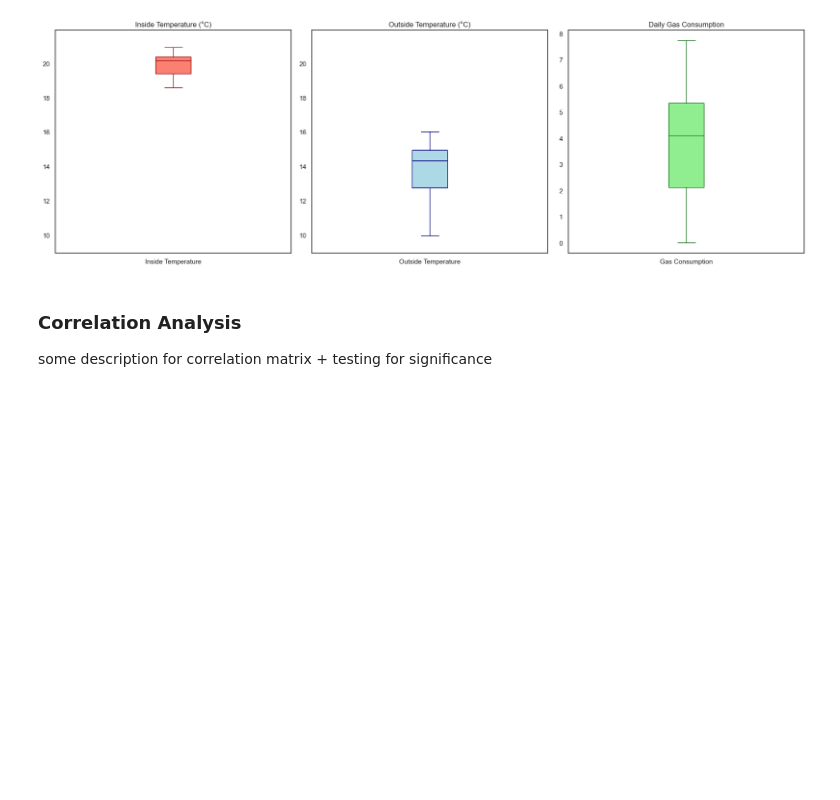
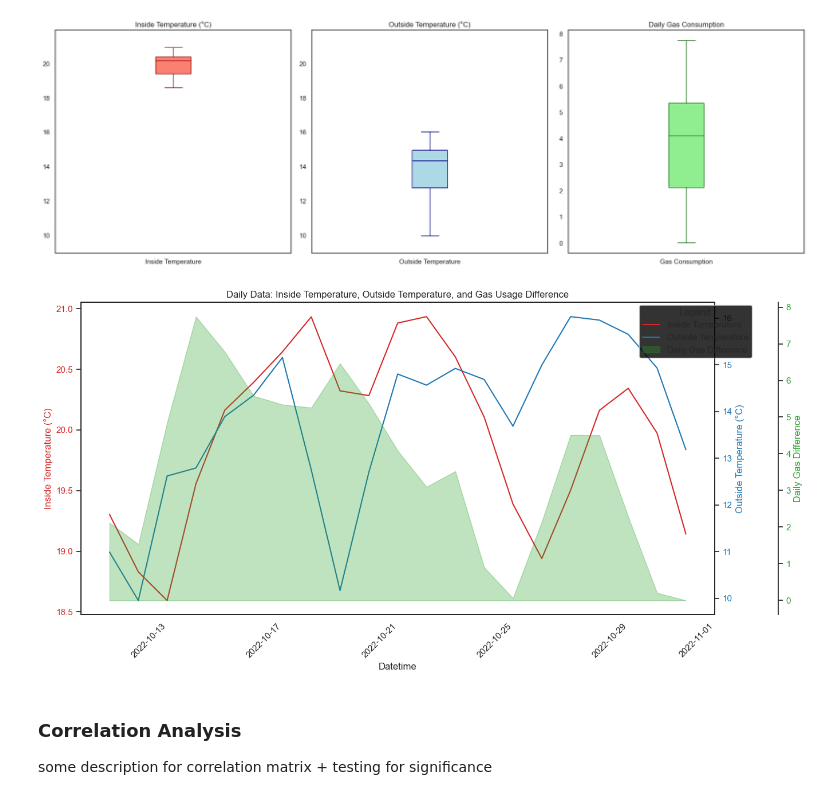
Before and after one commit to phipsrick/GA2024_1, a Jupyter notebook: weather_report/weather_report.ipynb, the cells around one changed output. Cells and saved outputs as stored; diff of their text form; code cells hidden in the pictures; blank space fills up the shorter version.

```diff
--- a/weather_report/weather_report.ipynb
+++ b/weather_report/weather_report.ipynb
@@ -263,6 +315,39 @@ plt.tight_layout()
 plt.show()
 # %% [output]
 [figure]
+# %%
+fig, ax1 = plt.subplots(figsize=(14, 7))
+color = 'tab:red'
+ax1.set_xlabel('Datetime')
+ax1.set_ylabel('Inside Temperature (°C)', color=color)
+ax1.plot(df['datetime'], df['inside temperature'], color=color, label='Inside Temperature')
+ax1.tick_params(axis='y', labelcolor=color)
+ax2 = ax1.twinx()
+color = 'tab:blue'
+ax2.set_ylabel('Outside Temperature (°C)', color=color)
+ax2.plot(df['datetime'], df['temperature'], color=color, label='Outside Temperature')
+ax2.tick_params(axis='y', labelcolor=color)
+ax3 = ax1.twinx()
+ax3.spines['right'].set_position(('outward', 80))
+color = 'tab:green'
+ax3.fill_between(df['datetime'], 0, df['daily_gas_difference'], color=color, alpha=0.3, label='Daily Gas Difference')
+ax3.set_ylabel('Daily Gas Difference', color=color)
+ax3.tick_params(axis='y', labelcolor=color)
+#ax1.xaxis.set_major_locator(mdates.DayLocator(interval=1))  # One tick per day
+#ax1.xaxis.set_major_formatter(mdates.DateFormatter('%Y-%m-%d'))  # Just show date
+plt.setp(ax1.xaxis.get_majorticklabels(), rotation=45, ha="right")
+handles, labels = [], []
+for ax in [ax1, ax2, ax3]:
+    for handle, label in zip(*ax.get_legend_handles_labels()):
+        handles.append(handle)
+        labels.append(label)
+fig.legend(handles, labels, loc='upper left', bbox_to_anchor=(0.75, 0.95), title="Legend")
+plt.title('Daily Data: Inside Temperature, Outside Temperature, and Gas Usage Difference')
+fig.tight_layout()
+plt.subplots_adjust(right=0.85)
+plt.show()
+# %% [output]
+[figure, added]
 # %% [markdown]
 ### Correlation Analysis
 
```
Also changed, not shown: parts of 1 cell of this notebook.
